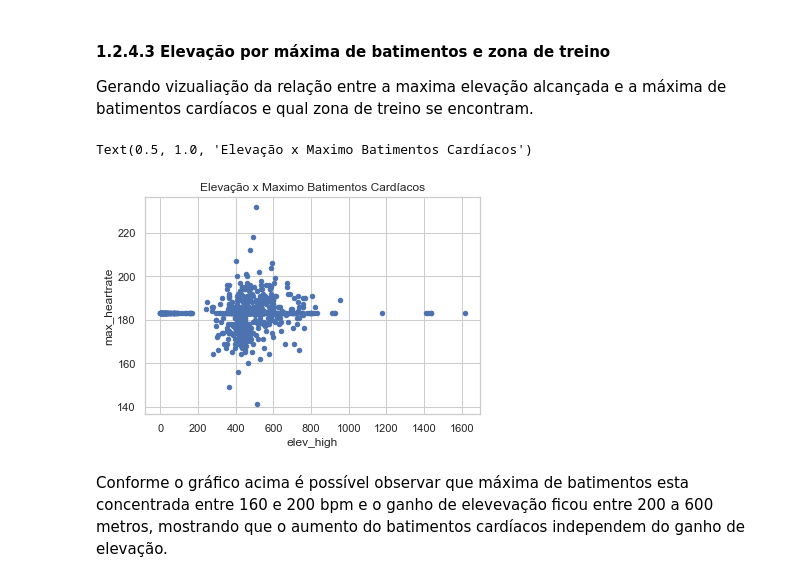
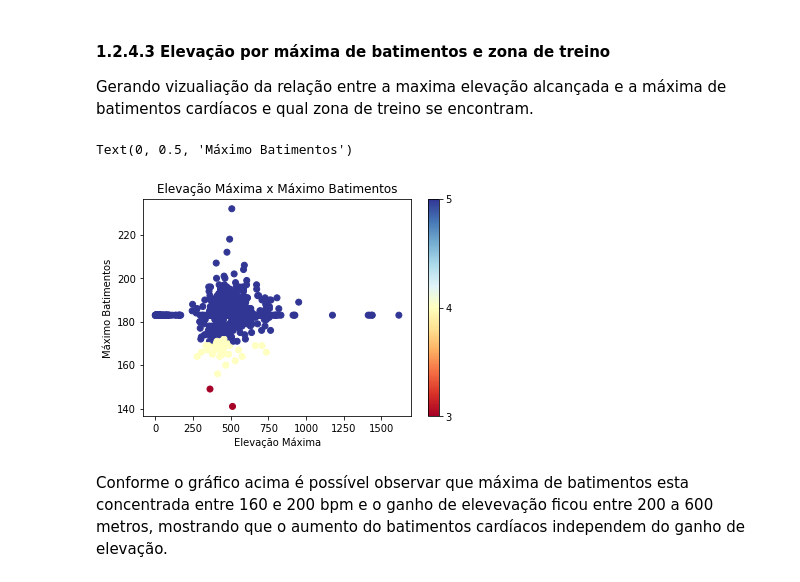
Before and after one commit to tal-rsg/2-MVP, a Jupyter notebook: mvp_analise.ipynb, the cells around one changed output. Cells and saved outputs as stored; diff of their text form; code cells hidden in the pictures.

```diff
--- a/mvp_analise.ipynb
+++ b/mvp_analise.ipynb
@@ -464,14 +474,23 @@ No gráfico acima observa-se que a maior parte das distancias percorridas foi co
 #### 1.2.4.3 Elevação por máxima de batimentos e zona de treino
 
 Gerando vizualiação da relação entre a maxima elevação alcançada e a máxima de batimentos cardíacos e qual zona de treino se encontram.
-# %%
-df_scatter_elev = df_analise[['elev_high', 'max_heartrate','zona_treino']]
-
-df_scatter_elev.plot.scatter(x='elev_high',y='max_heartrate',cmap='RdYlBu')
-plt.title('Elevação x Maximo Batimentos Cardíacos')
-# %% [output]
-Text(0.5, 1.0, 'Elevação x Maximo Batimentos Cardíacos')
-[figure, removed]
+# %%
+# criando o dataframe para gerar o gráfico com os atributos específicos
+df_scatter_elev = df_analise[['elev_high', 'max_heartrate','zona_treino']]
+
+# criando o gráfico
+plt.scatter(x='elev_high',y='max_heartrate', c='zona_treino',cmap='RdYlBu',data=df_scatter_elev)
+
+# definido a cor da barra da 'zona_treino'
+plt.colorbar(ticks=df_scatter_elev['zona_treino'].unique())
+
+# configurando o título e legendas
+plt.title('Elevação Máxima x Máximo Batimentos')
+plt.xlabel('Elevação Máxima')
+plt.ylabel('Máximo Batimentos')
+# %% [output]
+Text(0, 0.5, 'Máximo Batimentos')
+[figure, added]
 # %% [markdown]
 Conforme o gráfico acima é possível observar que máxima de batimentos esta concentrada entre 160 e 200 bpm e o ganho de elevevação ficou entre 200 a 600 metros, mostrando que o aumento do batimentos cardíacos independem do ganho de elevação.
 # %% [markdown]
```
Also changed, not shown: parts of 18 cells of this notebook.
